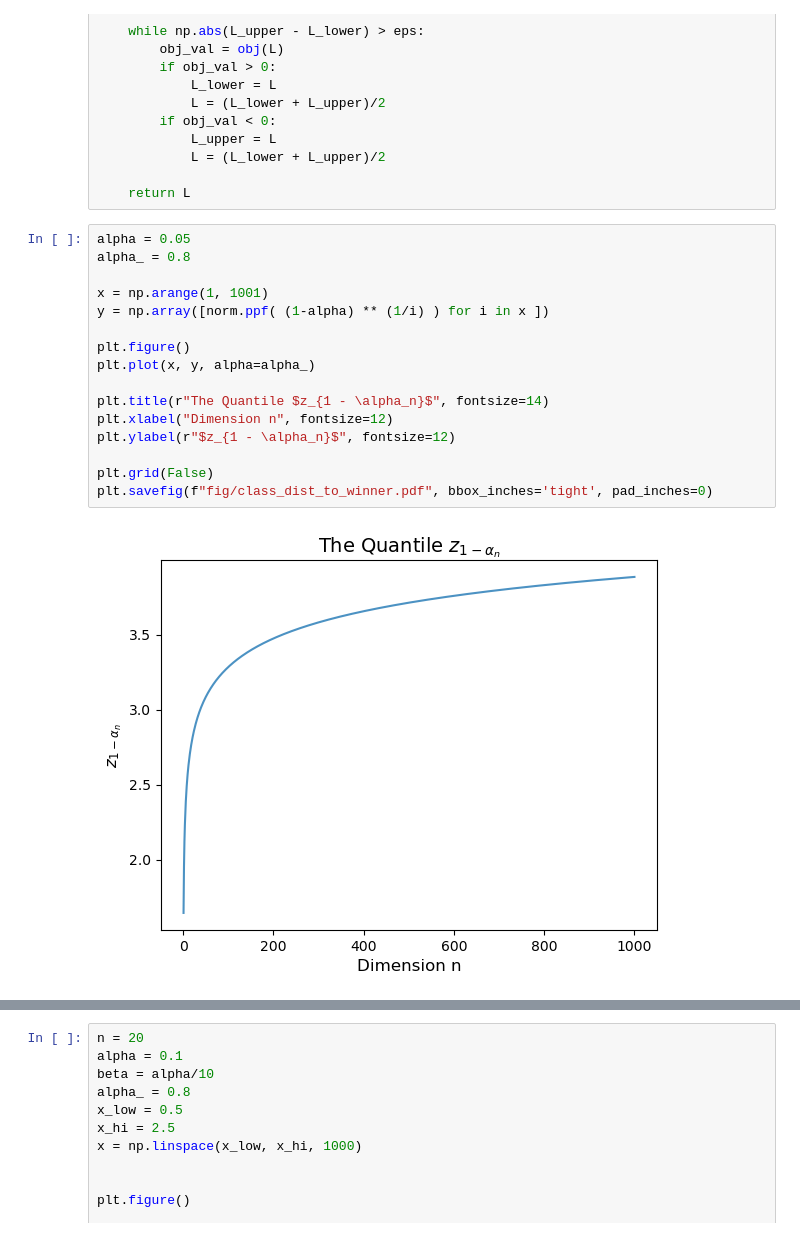
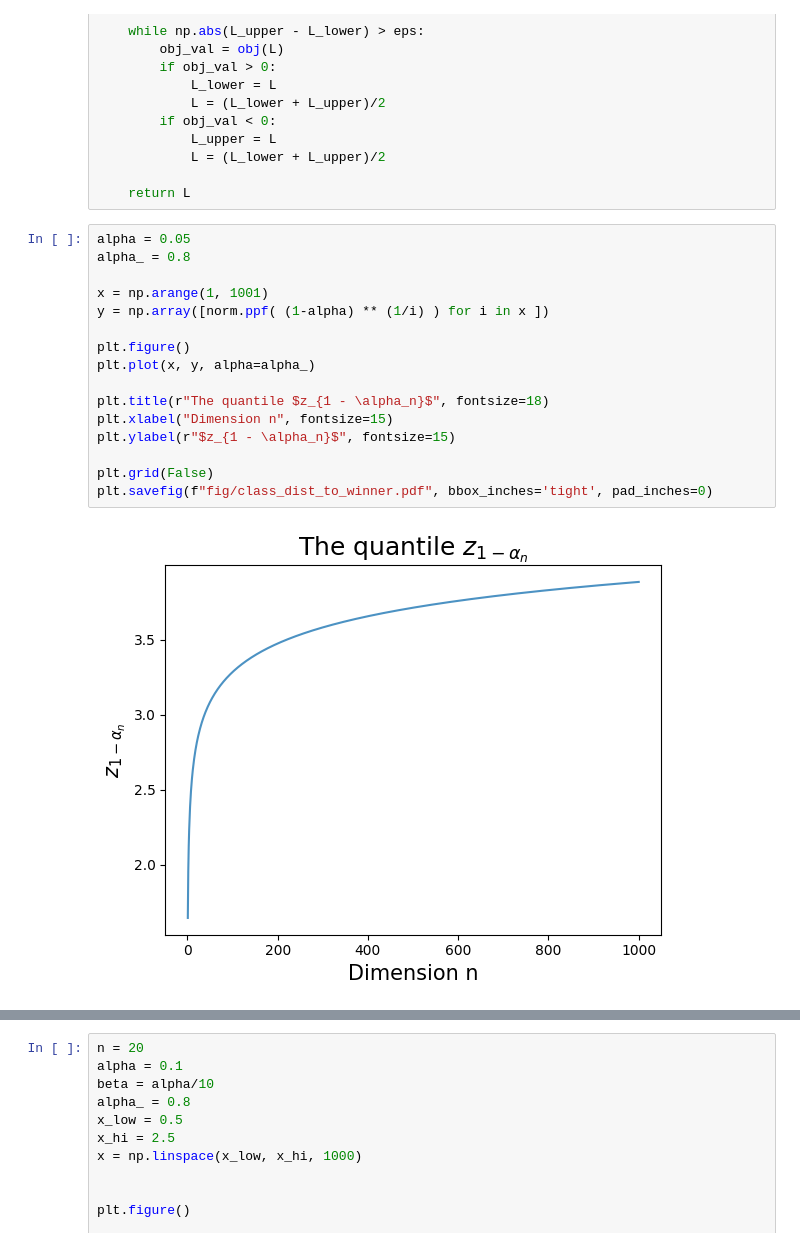
Before and after one commit to AnavSood/seldom, a Jupyter notebook: plots.ipynb, the cells around one changed output, grey strips where cells are left out. Drawn from its saved outputs; the diff is of its cells as text.

```diff
--- a/plots.ipynb
+++ b/plots.ipynb
@@ -77,21 +77,21 @@ def hybrid_CI_dist(gap, n, alpha=0.05, beta=0.005, eps=1e-8, step=0.5):
 # %%
 alpha = 0.05
 alpha_ = 0.8
 
 x = np.arange(1, 1001)
 y = np.array([norm.ppf( (1-alpha) ** (1/i) ) for i in x ])
 
 plt.figure()
 plt.plot(x, y, alpha=alpha_)
 
-plt.title(r"The Quantile $z_{1 - \alpha_n}$", fontsize=14)
-plt.xlabel("Dimension n", fontsize=12)
-plt.ylabel(r"$z_{1 - \alpha_n}$", fontsize=12)
+plt.title(r"The quantile $z_{1 - \alpha_n}$", fontsize=18)
+plt.xlabel("Dimension n", fontsize=15)
+plt.ylabel(r"$z_{1 - \alpha_n}$", fontsize=15)
 
 plt.grid(False)
 plt.savefig(f"fig/class_dist_to_winner.pdf", bbox_inches='tight', pad_inches=0)
 # %% [output]
-[figure, old version]
+[figure, new version]
 # %%
 alpha = 0.05
 alpha_ = 0.8
```
Also changed, not shown: parts of 2 cells of this notebook, 7 other files.
